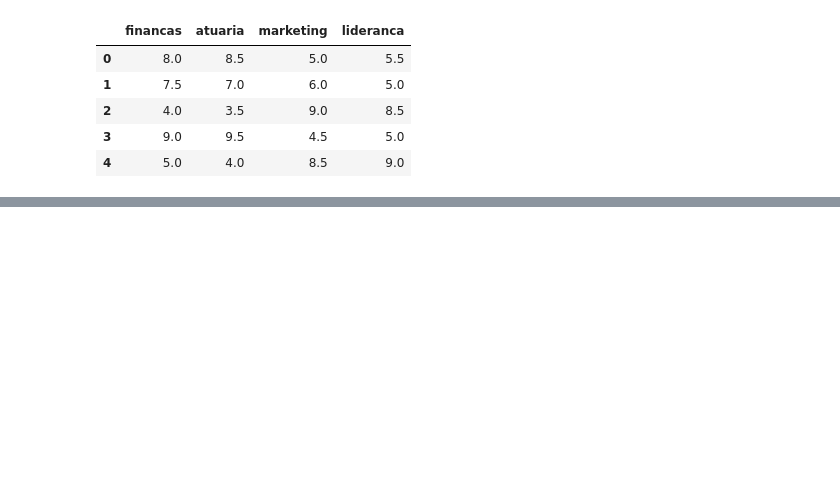
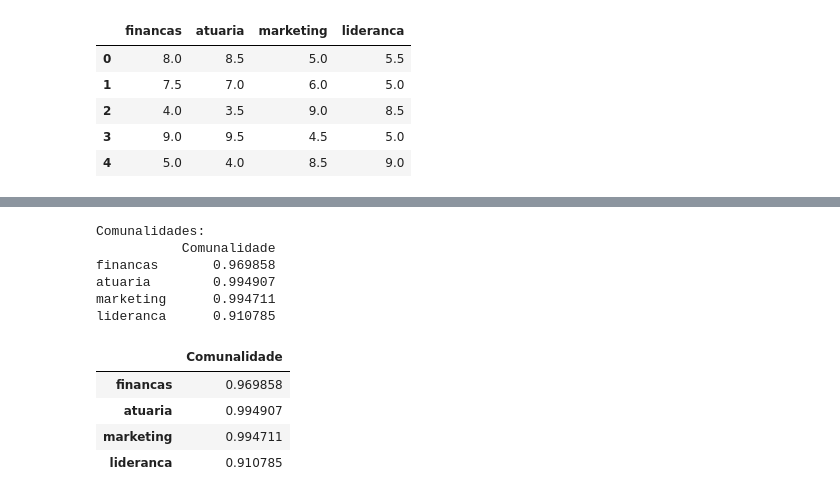
Before and after one commit to Orlando2030/analytics-reference-guide, a Jupyter notebook: 2_machine_learning_e_modelagem/2_1_Unsupervised/07_Analise_Fatorial_Exploratoria.ipynb, the cells around one changed output, grey strips where cells are left out. Cells and saved outputs as stored; diff of their text form; code cells hidden in the pictures; blank space fills up the shorter version.

```diff
--- a/2_machine_learning_e_modelagem/2_1_Unsupervised/07_Analise_Fatorial_Exploratoria.ipynb
+++ b/2_machine_learning_e_modelagem/2_1_Unsupervised/07_Analise_Fatorial_Exploratoria.ipynb
@@ -113,0 +222,25 @@ display(comunalidades)
+# %%
+# Calcula as comunalidades (proporção da variância explicada pelos 2 fatores)
+comunalidades = pd.DataFrame(
+    fa_final.get_communalities(),  # Obtém array de comunalidades
+    index=df_notas.columns,  # Nomes das disciplinas como índice
+    columns=['Comunalidade']  # Nome da coluna
+)  # Cria DataFrame com as comunalidades
+
+# Exibe as comunalidades como texto
+print("Comunalidades:")  # Cabeçalho
+print(comunalidades.to_string())  # Imprime a tabela
+
+display(comunalidades)  # Exibe a tabela de comunalidades no notebook
+# %% [output]
+Comunalidades:
+           Comunalidade
+financas       0.969858
+atuaria        0.994907
+marketing      0.994711
+lideranca      0.910785
+|  | Comunalidade |
+| financas | 0.969858 |
+| atuaria | 0.994907 |
+| marketing | 0.994711 |
+| lideranca | 0.910785 |
```
Also changed, not shown: parts of 23 cells of this notebook, 10 other files.
